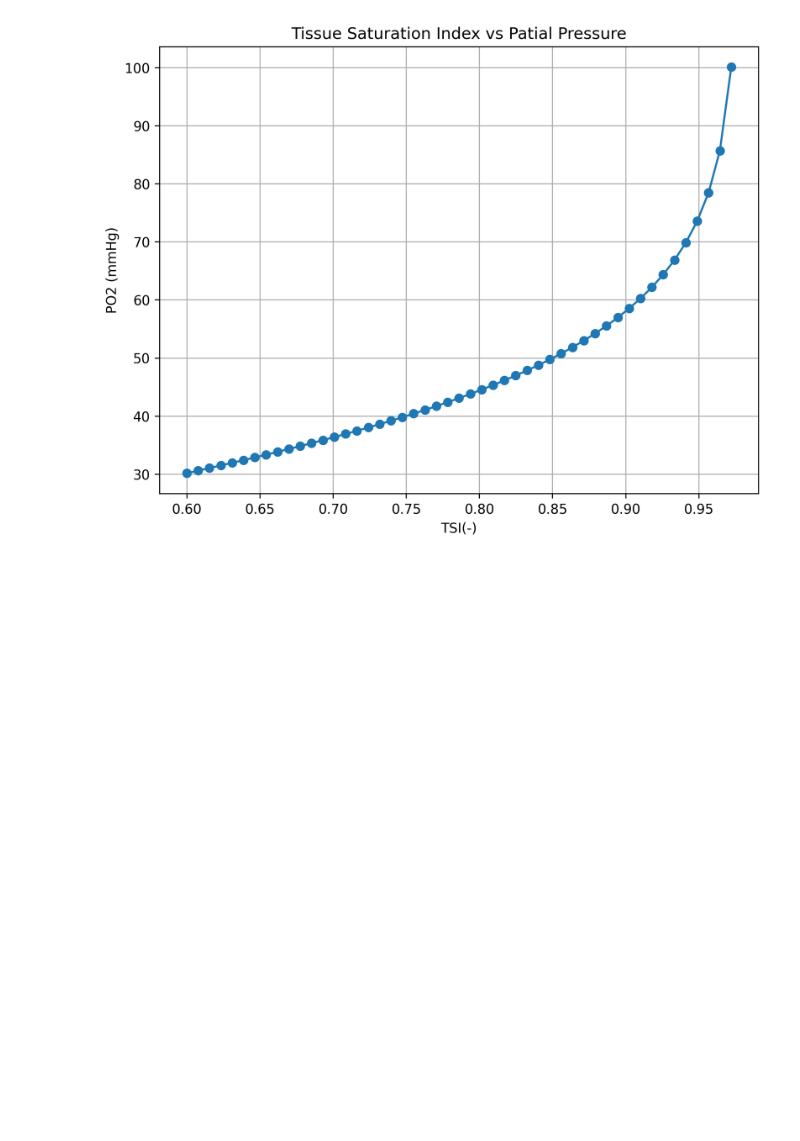
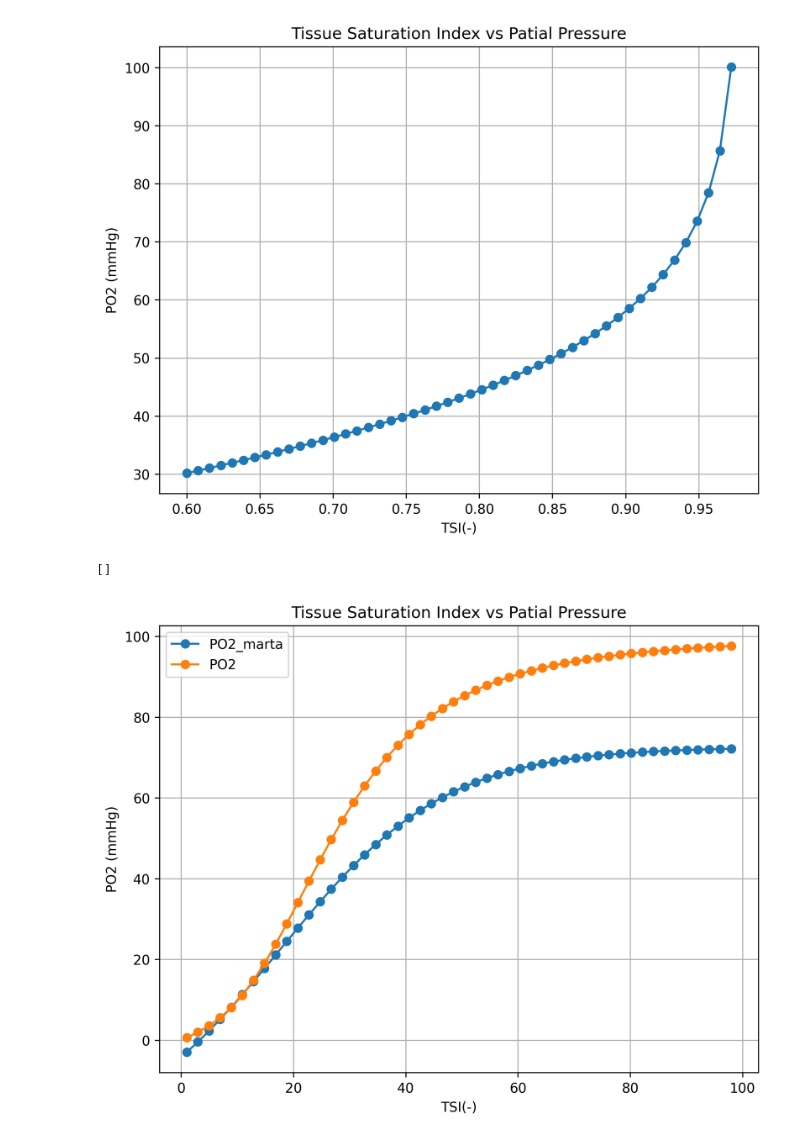
Before and after one commit to archiezq/BloodPressure, a Jupyter notebook: test.ipynb, the cells around one changed output. Cells and saved outputs as stored; diff of their text form; code cells hidden in the pictures; blank space fills up the shorter version.

```diff
--- a/test.ipynb
+++ b/test.ipynb
@@ -278,3 +278,60 @@ plt.grid()
 plt.show()
 # %% [output]
 [figure]
+# %%
+import sympy as sp
+
+# 定义变量
+PO2 = sp.symbols('PO2')
+SaO2 = sp.symbols('SaO2')
+SaO2 = 0.97  # 已知 SaO2
+# 给定方程
+equation = ((1 / (PO2**3 + 150 * PO2) * 23400 + 1)**-1 * 100) - SaO2
+
+# 求解 PO2
+PO2_solution = sp.solve(equation, PO2)
+print(PO2_solution)
+# %% [output]
+[]
+# %%
+import numpy as np
+
+Hb_baseline = 150.0 # g/L
+L = 1.251   # 氧-血红蛋白解离曲线参数
+k = 0.0676  # 1/mmHg
+m = 17.71   # mmHg
+b = -0.274  # 偏移量
+O2_capacity = 1.34  # mL O2/g Hb, 血红蛋白氧容量
+alpha_p = 0.0031  # 氧气在血浆中的溶解系数
+
+def saturation1(PO2):
+    """从PO2计算SaO2"""
+    return 1 / (1 + np.exp(-k*(PO2 - m))) + b
+
+
+def saturation2(PO2):
+    """从PO2计算SaO2"""
+    return ((((PO2)**3 + 150*PO2)**(-1)*23400) + 1)**(-1)*100
+# %%
+import matplotlib.pyplot as plt
+
+PO_list = np.linspace(1, 98, 50)
+result1 = []
+result2 = []
+for i in PO_list:
+    pressure1 = saturation1(i)*100
+    pressure = saturation2(i)
+    result1.append(pressure1)
+    result2.append(pressure)
+
+plt.figure(figsize=(8, 6),dpi=300)
+plt.plot(PO_list, result1, '-o',label='PO2_marta')
+plt.plot(PO_list, result2, '-o',label='PO2')
+plt.xlabel("TSI(-)")
+plt.ylabel("PO2 (mmHg)")
+plt.title("Tissue Saturation Index vs Patial Pressure")
+plt.legend()
+plt.grid()
+plt.show()
+# %% [output]
+[figure, added]
```
Also changed, not shown: 2 other files.
